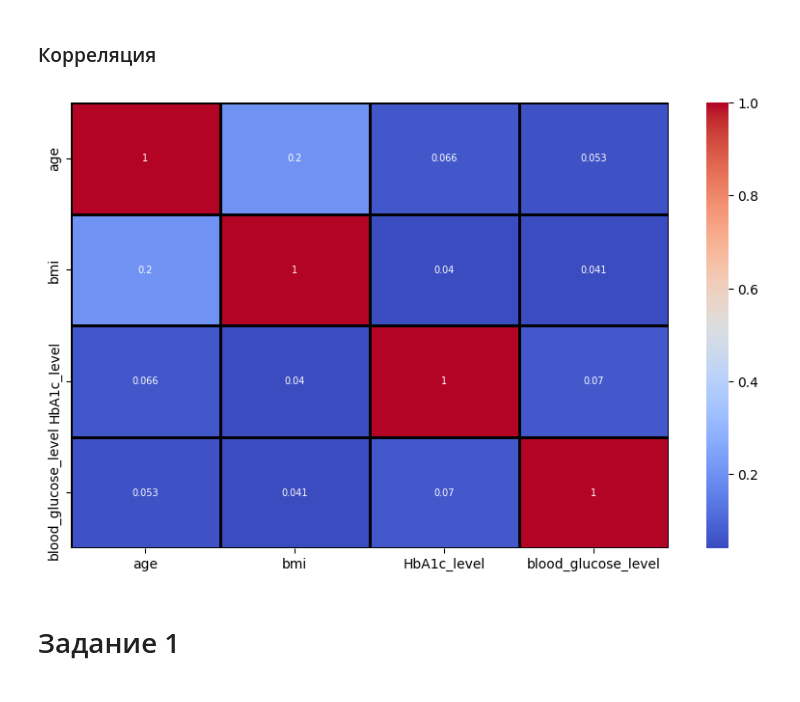
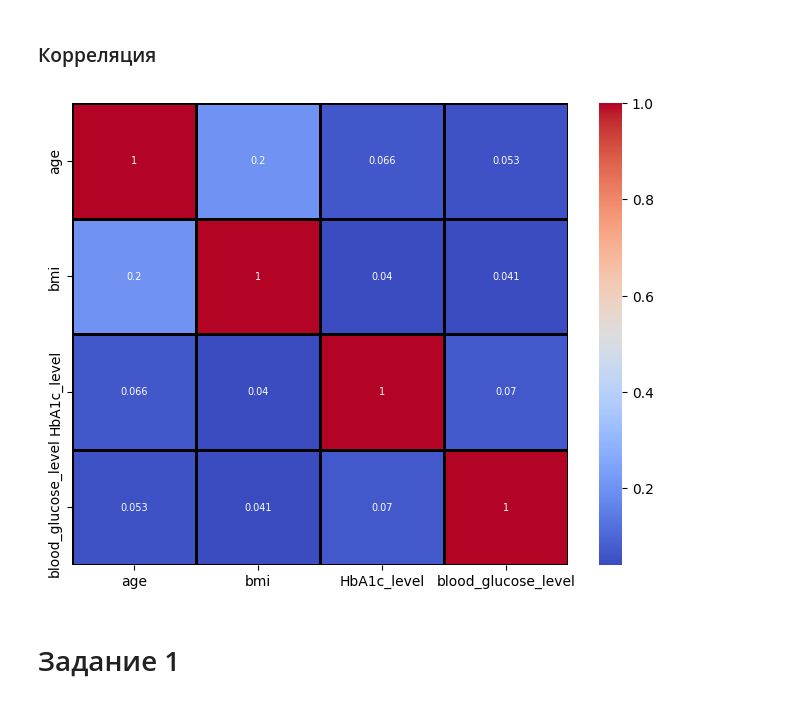
Before and after one commit to HerrPhoton/Theory-of-statistical-solutions, a Jupyter notebook: lab5.ipynb, the cells around one changed output. Drawn from its saved outputs; the diff is of its cells as text; code cells hidden in the pictures.

```diff
--- a/lab5.ipynb
+++ b/lab5.ipynb
@@ -152,11 +151,13 @@ show_boxplots(df.drop(binary_features, axis = 1), title = 'Начальное р
 # %%
 for feature in df.drop(binary_features, axis = 1).columns:
 
-    Q1 = df[feature].quantile(q = .25)
-    Q3 = df[feature].quantile(q = .75)
+    df_sort = df[feature].sort_values()
+
+    Q1 = df_sort.quantile(q = .25)
+    Q3 = df_sort.quantile(q = .75)
     IQR = Q3 - Q1
 
-    df = df[(df[feature] >= Q1 - 1.5 * IQR) & (df[feature] <= Q3 + 1.5 * IQR)]
+    df = df[(df_sort >= Q1 - 1.5 * IQR) & (df_sort <= Q3 + 1.5 * IQR)]
 # %%
 show_boxplots(df.drop(binary_features, axis = 1), title = 'Преобразованное распределение')
 # %% [output]
@@ -189,18 +192,18 @@ classes_distr(df, title = 'Распределение классов \n (0: не
 # %% [markdown]
 ### Корреляция
 # %%
-plt.figure(figsize = (10, 6))
+plt.figure(figsize = (8, 6))
 
 sns.heatmap(df.drop(binary_features, axis = 1).corr(),
             cmap = 'coolwarm',
             linewidths = 2,
             linecolor = 'black',
             annot = True,
             annot_kws = {"fontsize" : 7})
 
 plt.show()
 # %% [output]
-[figure, old version]
+[figure, new version]
 # %% [markdown]
 # Задание 1
 # %% [markdown]
```
Also changed, not shown: parts of 24 cells of this notebook.
